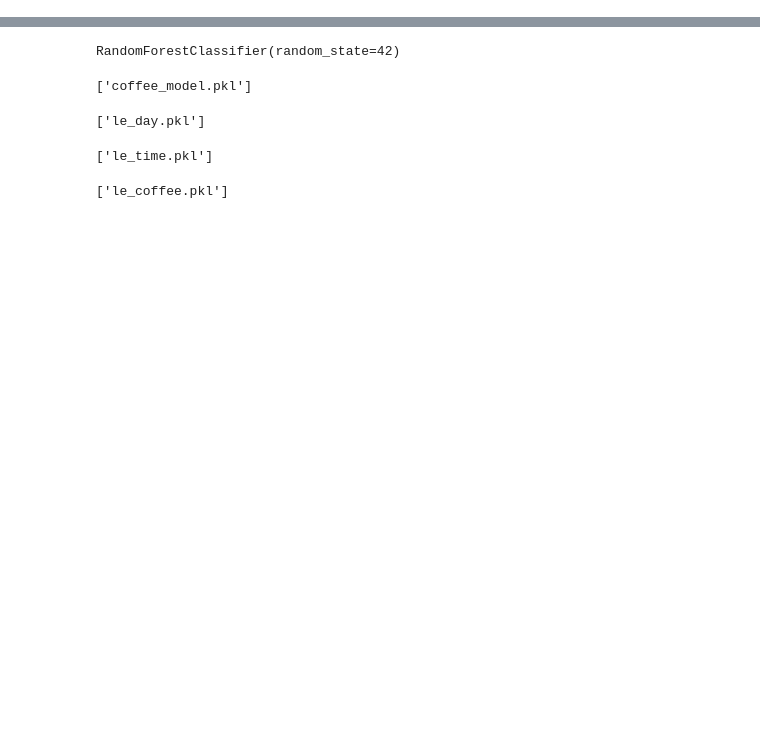
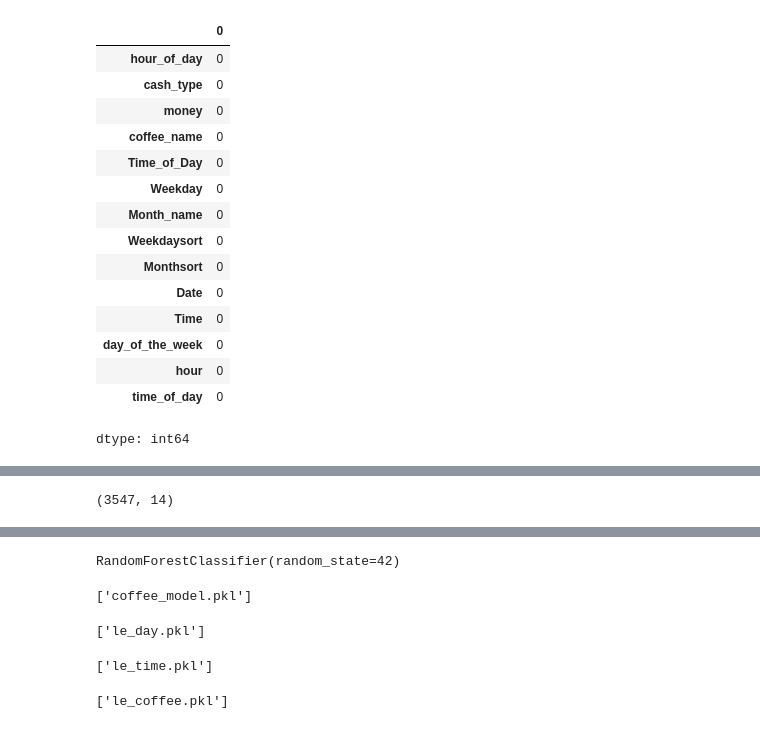
Before and after one commit to MohammedZaid-AI/Smart-Coffee-Recommender, a Jupyter notebook: train.ipynb, the cells around one changed output, grey strips where cells are left out. Cells and saved outputs as stored; diff of their text form; code cells hidden in the pictures; blank space fills up the shorter version.

```diff
--- a/train.ipynb
+++ b/train.ipynb
@@ -7,7 +7,7 @@ from sklearn.ensemble import RandomForestClassifier
 from sklearn.preprocessing import LabelEncoder
 import joblib
 # %%
-data=pd.read_csv("/content/Coffe_sales.csv")
+data=pd.read_csv("/content/Coffe_sales_updated.csv")
 # %%
 data.head()
 # %% [output]
@@ -19,0 +40,2 @@ data.head()
+# %%
+data['money']=data['money'].fillna(data['money'].mean())
@@ -20 +97,20 @@ data.head()
+# %%
+data.isnull().sum()
+# %% [output]
+|  | 0 |
+| hour_of_day | 0 |
+| cash_type | 0 |
+| money | 0 |
+| coffee_name | 0 |
+| Time_of_Day | 0 |
+| Weekday | 0 |
+| Month_name | 0 |
+| Weekdaysort | 0 |
+| Monthsort | 0 |
+| Date | 0 |
+| Time | 0 |
+| day_of_the_week | 0 |
+| hour | 0 |
+| time_of_day | 0 |
+dtype: int64
 # %%
@@ -39,6 +135,10 @@ data.head()
 | 2 | 12 | card | 38.7 | Hot Chocolate | Afternoon | Fri | Mar | 5 | ... |
 | 3 | 13 | card | 28.9 | Americano | Afternoon | Fri | Mar | 5 | ... |
 | 4 | 13 | card | 38.7 | Latte | Afternoon | Fri | Mar | 5 | ... |
+# %%
+data.shape
+# %% [output]
+(3547, 14)
 # %%
 x=data[['day_of_the_week','time_of_day']]
 y=data['coffee_name']
```
Also changed, not shown: parts of 8 cells of this notebook.
